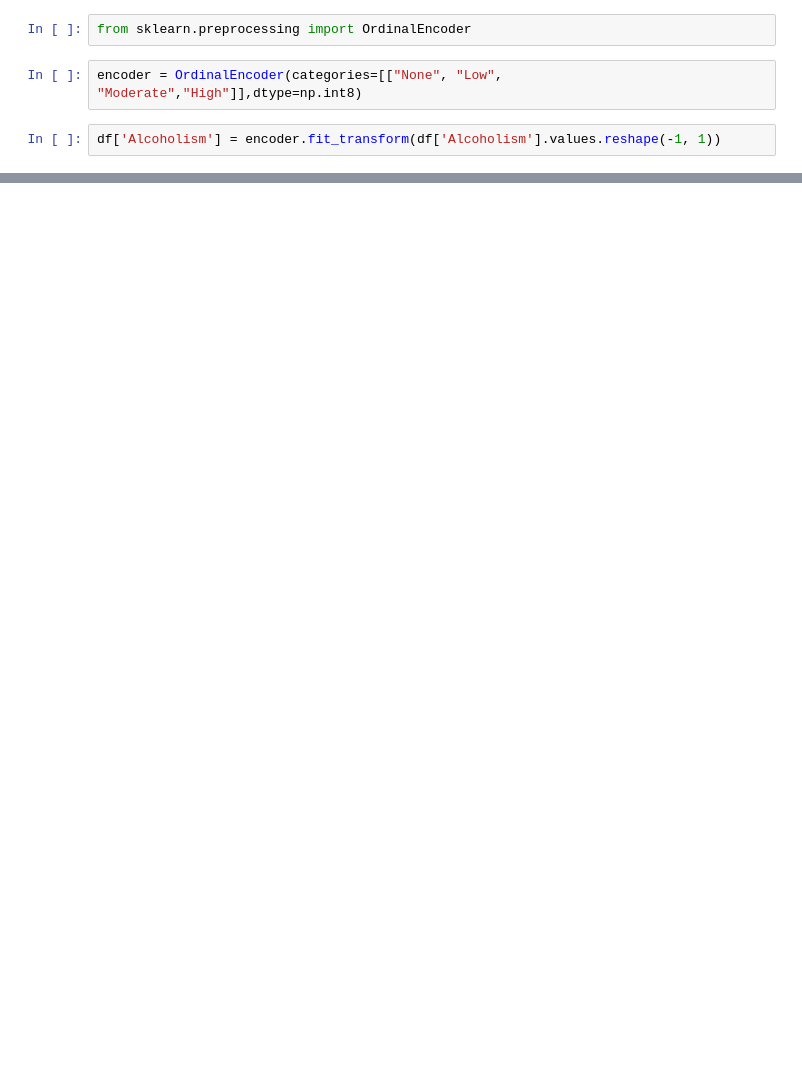
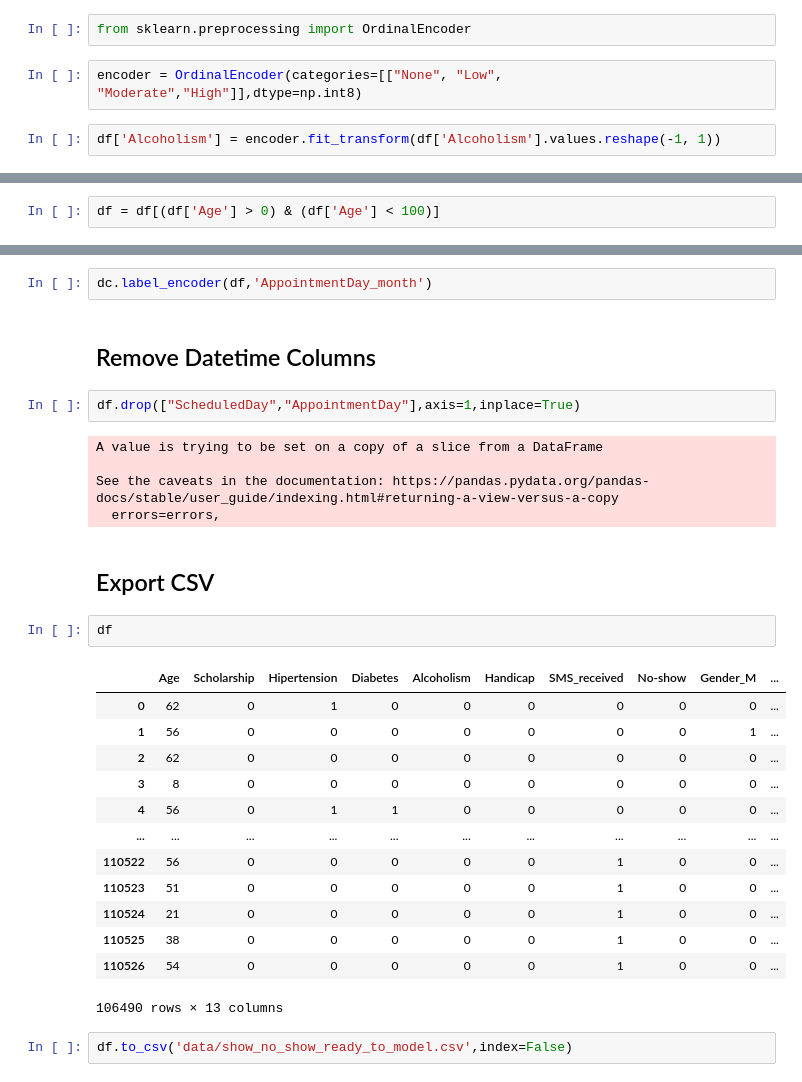
Before and after one commit to ironhack-bcn-data-june-2020/project-ml-show-noshow, a Jupyter notebook: Data Cleaning Main File.ipynb, the cells around one changed output, grey strips where cells are left out. Saved outputs shown, nothing was run; the diff lists cells and outputs as text; blank space fills up the shorter version.

```diff
--- a/Data Cleaning Main File.ipynb
+++ b/Data Cleaning Main File.ipynb
@@ -126,0 +127,2 @@ df
+# %%
+df = df[(df['Age'] > 0) & (df['Age'] < 100)]
@@ -126,0 +180,33 @@ df
+# %%
+dc.label_encoder(df,'AppointmentDay_month')
+# %% [markdown]
+## Remove Datetime Columns
+# %%
+df.drop(["ScheduledDay","AppointmentDay"],axis=1,inplace=True)
+# %% [output]
+A value is trying to be set on a copy of a slice from a DataFrame
+
+See the caveats in the documentation: https://pandas.pydata.org/pandas-docs/stable/user_guide/indexing.html#returning-a-view-versus-a-copy
+  errors=errors,
+# %% [markdown]
+
+
+## Export CSV
+# %%
+df
+# %% [output]
+|  | Age | Scholarship | Hipertension | Diabetes | Alcoholism | Handicap | SMS_received | No-show | Gender_M | ... |
+| 0 | 62 | 0 | 1 | 0 | 0 | 0 | 0 | 0 | 0 | ... |
+| 1 | 56 | 0 | 0 | 0 | 0 | 0 | 0 | 0 | 1 | ... |
+| 2 | 62 | 0 | 0 | 0 | 0 | 0 | 0 | 0 | 0 | ... |
+| 3 | 8 | 0 | 0 | 0 | 0 | 0 | 0 | 0 | 0 | ... |
+| 4 | 56 | 0 | 1 | 1 | 0 | 0 | 0 | 0 | 0 | ... |
+| ... | ... | ... | ... | ... | ... | ... | ... | ... | ... | ... |
+| 110522 | 56 | 0 | 0 | 0 | 0 | 0 | 1 | 0 | 0 | ... |
+| 110523 | 51 | 0 | 0 | 0 | 0 | 0 | 1 | 0 | 0 | ... |
+| 110524 | 21 | 0 | 0 | 0 | 0 | 0 | 1 | 0 | 0 | ... |
+| 110525 | 38 | 0 | 0 | 0 | 0 | 0 | 1 | 0 | 0 | ... |
+| 110526 | 54 | 0 | 0 | 0 | 0 | 0 | 1 | 0 | 0 | ... |
+106490 rows × 13 columns
+# %%
+df.to_csv('data/show_no_show_ready_to_model.csv',index=False)
```
Also changed, not shown: parts of 11 cells of this notebook, 3 other files.
